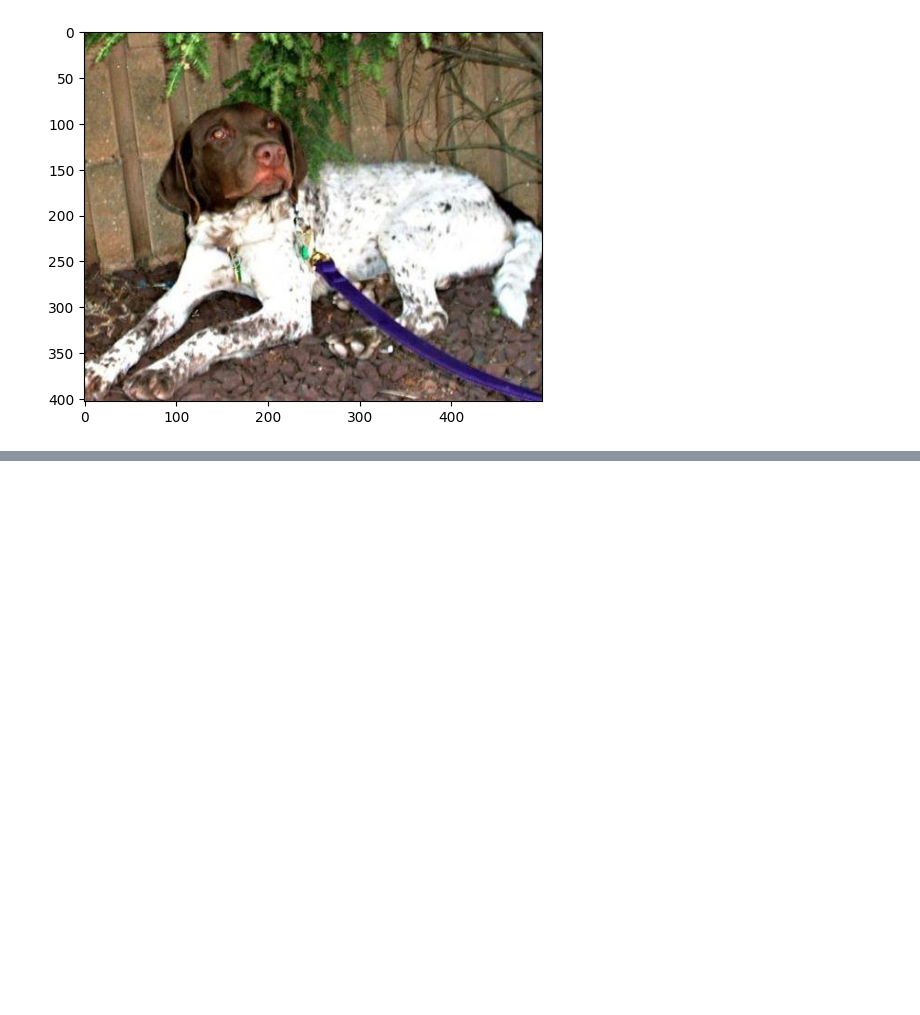
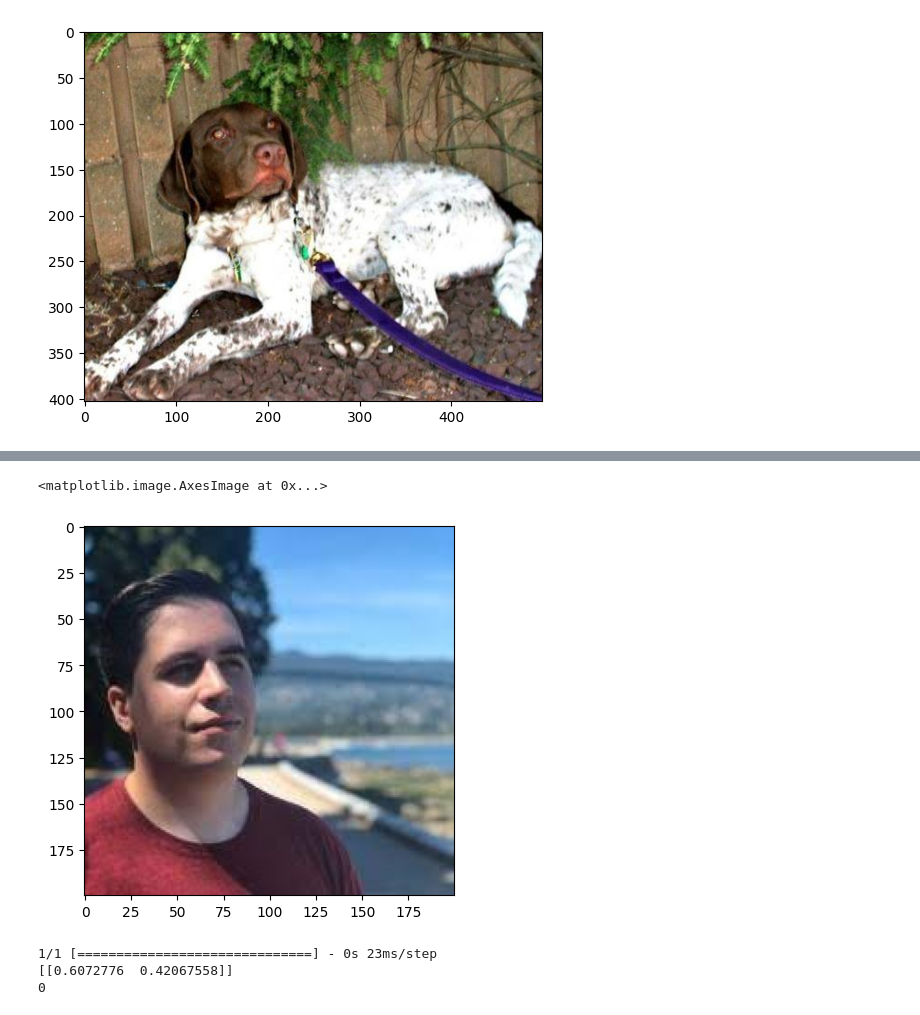
Before and after one commit to ShamourV/unit2b_intro_to_AI, a Jupyter notebook: Cat_v_Dog.ipynb, the cells around one changed output, grey strips where cells are left out. Drawn from its saved outputs; the diff is of its cells as text; code cells hidden in the pictures; blank space fills up the shorter version.

```diff
--- a/Cat_v_Dog.ipynb
+++ b/Cat_v_Dog.ipynb
@@ -1,7 +1,7 @@
 # %%
 import os
 
-training_data = os.listdir('train/')
+training_data = os.listdir('train/')[:5000]
 
 print((training_data))
 # %% [output]
@@ -13,7 +13,7 @@ for file_name in training_data:
     if 'cat' in file_name:
         labels.append(0)
     else:
-        labels.append(1)
+        labels.append(1)                                                                                              v
 # %%
 import matplotlib.pyplot as plt
 import matplotlib.image as img
@@ -80,0 +123,29 @@ model.fit(x_train_scaled, y_train, epochs=5)
+# %%
+import matplotlib.image as img
+
+image_number = 420
+
+test_image = img.imread("forlenza.jpeg")
+plt.imshow(test_image)
+# %% [output]
+<matplotlib.image.AxesImage at 0x...>
+[figure, added]
+# %%
+input_image = cv2.imread("forlenza.jpeg")
+
+input_image = cv2.resize(input_image, (224, 224))
+
+input_image = input_image/225
+
+input_image = np.reshape(input_image, [1, 224, 224, 3])
+
+prediction = model.predict(input_image)
+print(prediction)
+
+cat_or_dog = np.argmax(prediction)
+
+print(cat_or_dog)
+# %% [output]
+1/1 [==============================] - 0s 23ms/step
+[[0.6072776  0.42067558]]
+0
```
Also changed, not shown: parts of 4 cells of this notebook, 5 other files.
